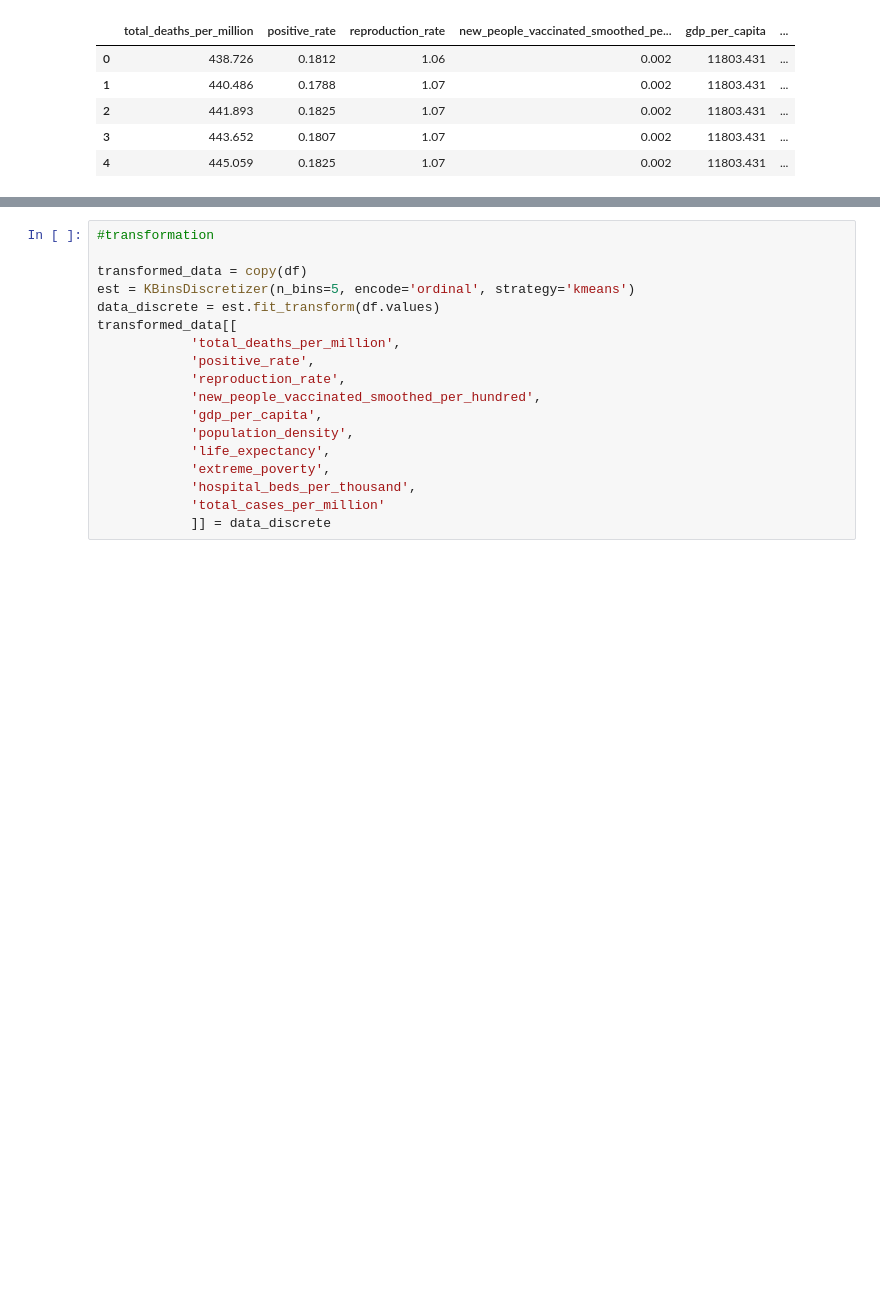
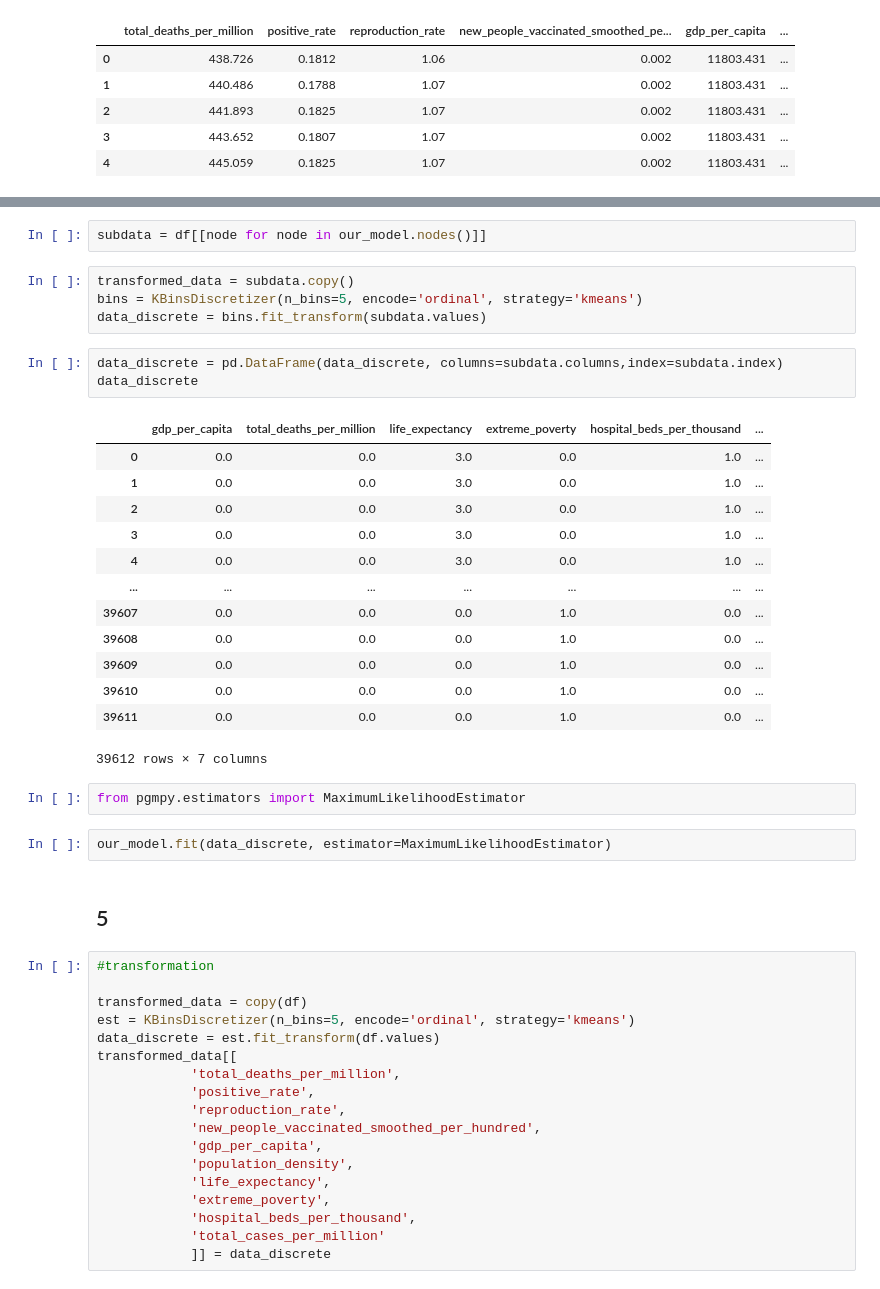
Before and after one commit to D3lph1/methods-and-models-for-multivariate-data-analysis, a Jupyter notebook: Lab 3/lab_3_notebook.ipynb, the cells around one changed output, grey strips where cells are left out. Saved outputs shown, nothing was run; the diff lists cells and outputs as text; blank space fills up the shorter version.

```diff
--- a/Lab 3/lab_3_notebook.ipynb
+++ b/Lab 3/lab_3_notebook.ipynb
@@ -88,3 +123,32 @@ plt.show()
+# %%
+subdata = df[[node for node in our_model.nodes()]]
+# %%
+transformed_data = subdata.copy()
+bins = KBinsDiscretizer(n_bins=5, encode='ordinal', strategy='kmeans')
+data_discrete = bins.fit_transform(subdata.values)
+# %%
+data_discrete = pd.DataFrame(data_discrete, columns=subdata.columns,index=subdata.index)
+data_discrete
+# %% [output]
+|  | gdp_per_capita | total_deaths_per_million | life_expectancy | extreme_poverty | hospital_beds_per_thousand | ... |
+| 0 | 0.0 | 0.0 | 3.0 | 0.0 | 1.0 | ... |
+| 1 | 0.0 | 0.0 | 3.0 | 0.0 | 1.0 | ... |
+| 2 | 0.0 | 0.0 | 3.0 | 0.0 | 1.0 | ... |
+| 3 | 0.0 | 0.0 | 3.0 | 0.0 | 1.0 | ... |
+| 4 | 0.0 | 0.0 | 3.0 | 0.0 | 1.0 | ... |
+| ... | ... | ... | ... | ... | ... | ... |
+| 39607 | 0.0 | 0.0 | 0.0 | 1.0 | 0.0 | ... |
+| 39608 | 0.0 | 0.0 | 0.0 | 1.0 | 0.0 | ... |
+| 39609 | 0.0 | 0.0 | 0.0 | 1.0 | 0.0 | ... |
+| 39610 | 0.0 | 0.0 | 0.0 | 1.0 | 0.0 | ... |
+| 39611 | 0.0 | 0.0 | 0.0 | 1.0 | 0.0 | ... |
+39612 rows × 7 columns
+# %%
+from pgmpy.estimators import MaximumLikelihoodEstimator
+# %%
+our_model.fit(data_discrete, estimator=MaximumLikelihoodEstimator)
+# %% [markdown]
+## 5
 # %%
 #transformation
 
```
Also changed, not shown: parts of 5 cells of this notebook.
